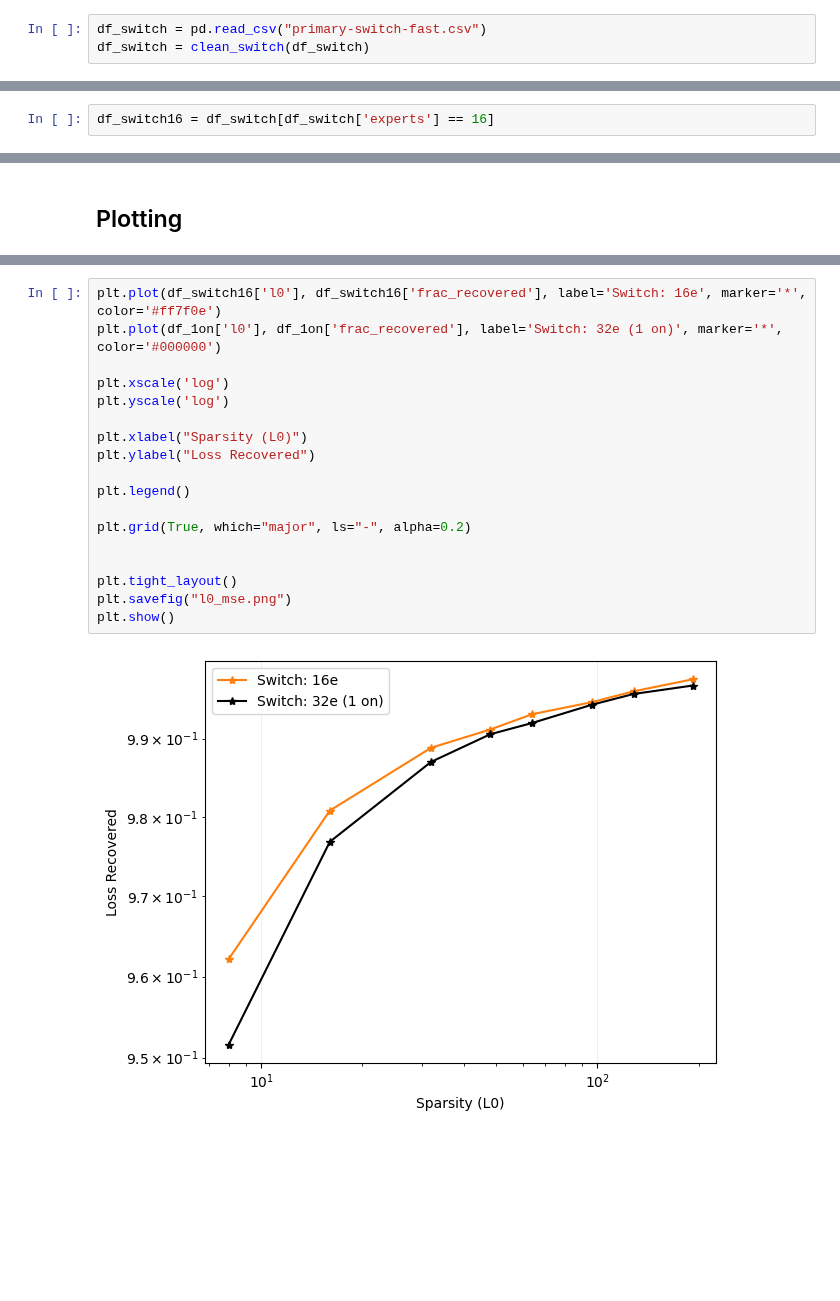
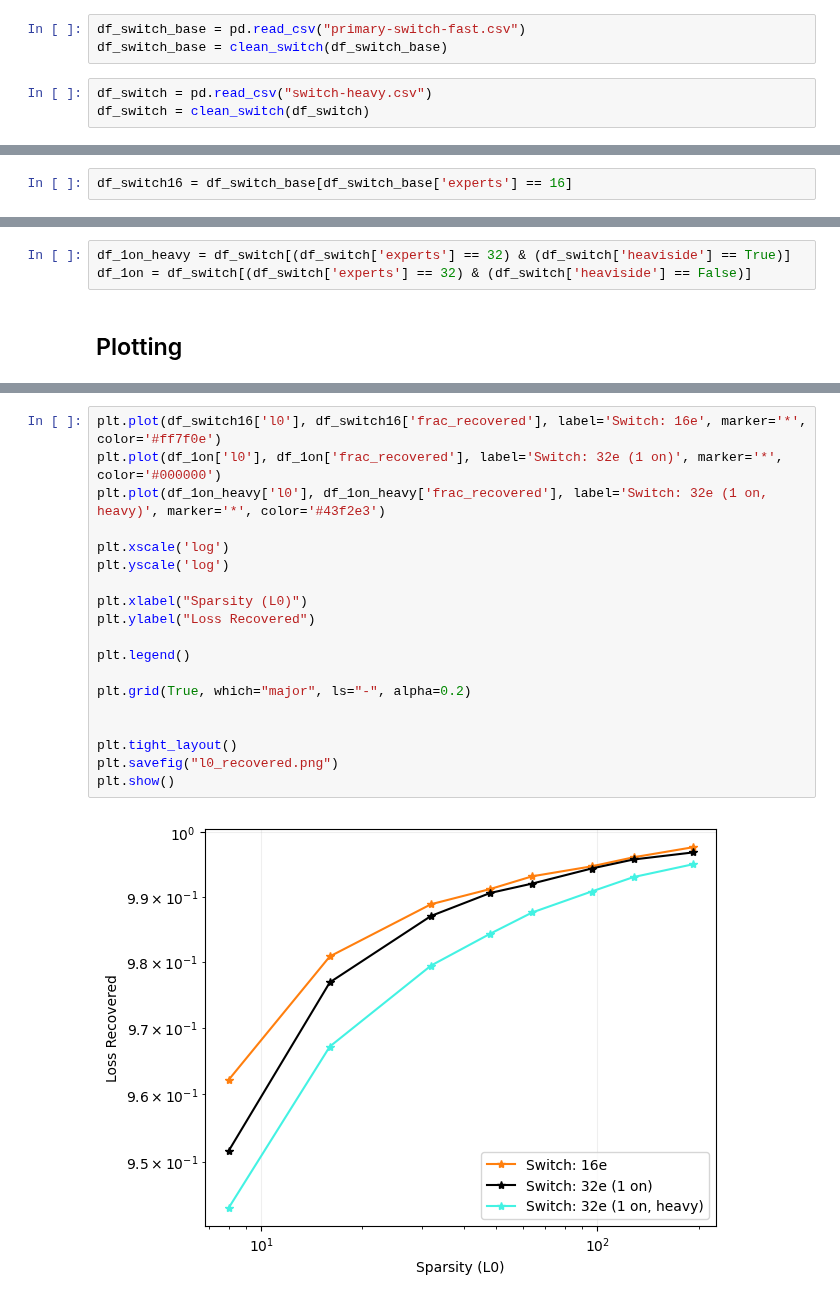
Before and after one commit to amudide/switch_sae, a Jupyter notebook: results/1on/1on.ipynb, the cells around one changed output, grey strips where cells are left out. Saved outputs shown, nothing was run; the diff lists cells and outputs as text; blank space fills up the shorter version.

Commit message:
Add 1on heaviside results

```diff
--- a/results/1on/1on.ipynb
+++ b/results/1on/1on.ipynb
@@ -54,5 +55,8 @@ def clean_switch(df):
     df = df.sort_values(by='l0')
     return df
+# %%
+df_switch_base = pd.read_csv("primary-switch-fast.csv")
+df_switch_base = clean_switch(df_switch_base)
 # %%
-df_switch = pd.read_csv("primary-switch-fast.csv")
+df_switch = pd.read_csv("switch-heavy.csv")
 df_switch = clean_switch(df_switch)
@@ -74,2 +103,2 @@ df_1on
 # %%
-df_switch16 = df_switch[df_switch['experts'] == 16]
+df_switch16 = df_switch_base[df_switch_base['experts'] == 16]
@@ -88,3 +105,6 @@ df_switch16
+# %%
+df_1on_heavy = df_switch[(df_switch['experts'] == 32) & (df_switch['heaviside'] == True)]
+df_1on = df_switch[(df_switch['experts'] == 32) & (df_switch['heaviside'] == False)]
 # %% [markdown]
 ## Plotting
 # %%
@@ -110,23 +131,24 @@ plt.show()
 # %%
 plt.plot(df_switch16['l0'], df_switch16['frac_recovered'], label='Switch: 16e', marker='*', color='#ff7f0e')
 plt.plot(df_1on['l0'], df_1on['frac_recovered'], label='Switch: 32e (1 on)', marker='*', color='#000000')
+plt.plot(df_1on_heavy['l0'], df_1on_heavy['frac_recovered'], label='Switch: 32e (1 on, heavy)', marker='*', color='#43f2e3')
 
 plt.xscale('log')
 plt.yscale('log')
 
 plt.xlabel("Sparsity (L0)")
 plt.ylabel("Loss Recovered")
 
 plt.legend()
 
 plt.grid(True, which="major", ls="-", alpha=0.2)
 
 
 plt.tight_layout()
-plt.savefig("l0_mse.png")
+plt.savefig("l0_recovered.png")
 plt.show()
 # %% [output]
-[figure, old version]
+[figure, new version]
 # %%
 plt.plot(df_switch16['l0'], df_switch16['delta_ce'], label='Switch: 16e', marker='*', color='#ff7f0e')
 plt.plot(df_1on['l0'], df_1on['delta_ce'], label='Switch: 32e (1 on)', marker='*', color='#000000')
```
Also changed, not shown: parts of 8 cells of this notebook, 3 other files.
